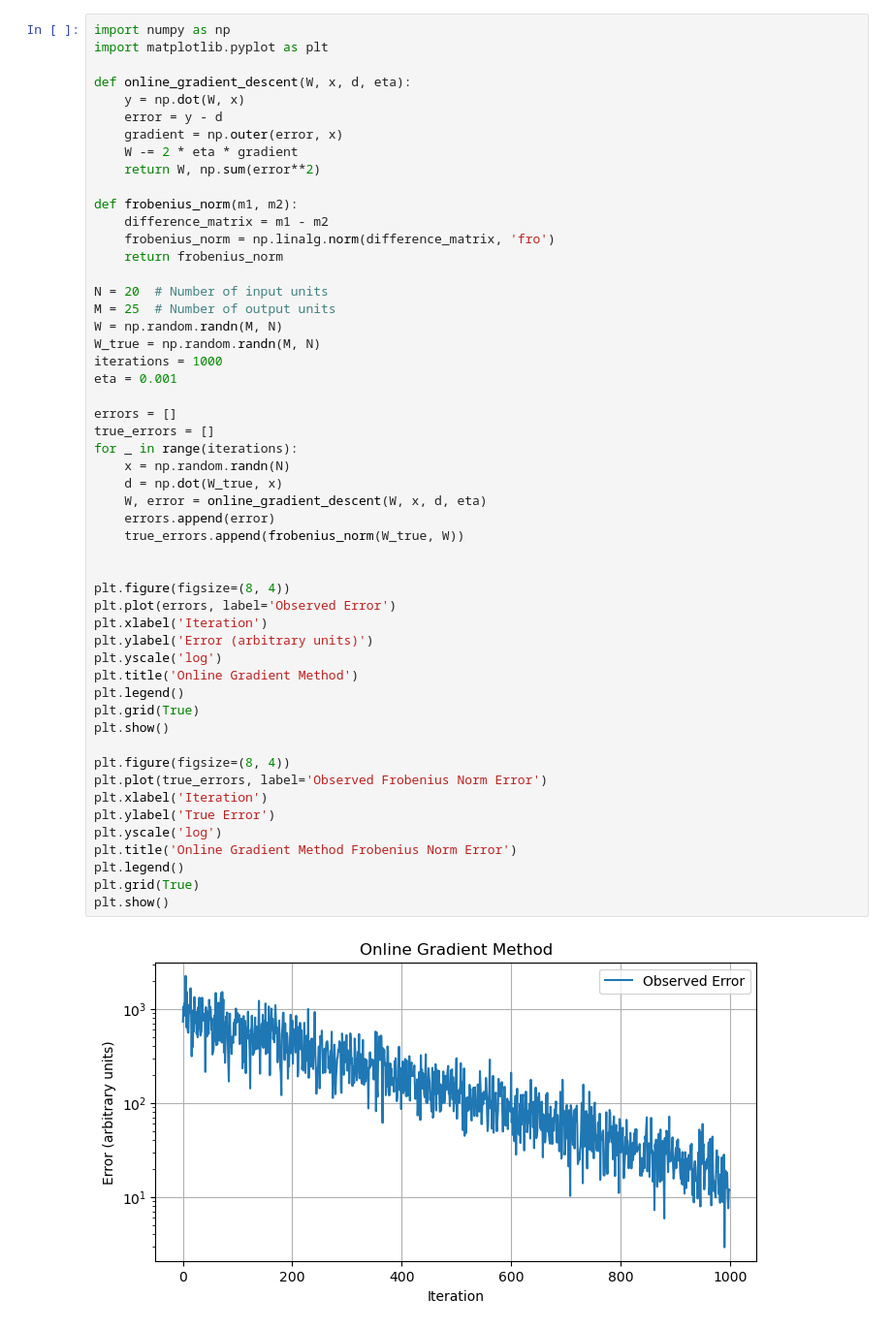
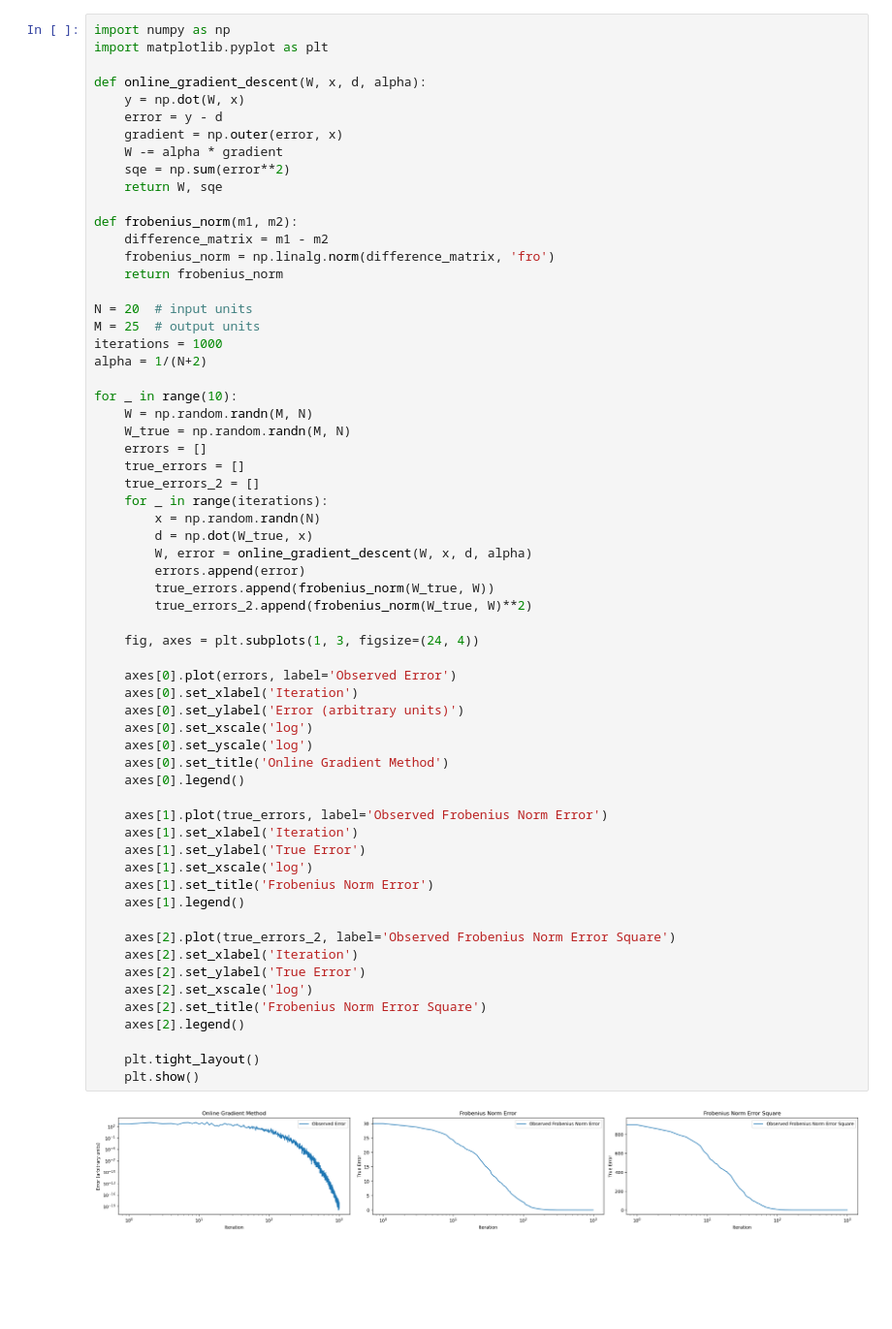
Before and after one commit to KevinBian107/S.O.O., a Jupyter notebook: online_gradient.ipynb, the cells around one changed output. Shown at 97% size. Saved outputs shown, nothing was run; the diff lists cells and outputs as text; blank space fills up the shorter version.

Commit message:
updated online gradient

```diff
--- a/online_gradient.ipynb
+++ b/online_gradient.ipynb
@@ -3,54 +3,64 @@
 # %%
 import numpy as np
 import matplotlib.pyplot as plt
 
-def online_gradient_descent(W, x, d, eta):
+def online_gradient_descent(W, x, d, alpha):
     y = np.dot(W, x)
     error = y - d
     gradient = np.outer(error, x)
-    W -= 2 * eta * gradient
-    return W, np.sum(error**2)
+    W -= alpha * gradient
+    sqe = np.sum(error**2)
+    return W, sqe
 
 def frobenius_norm(m1, m2):
     difference_matrix = m1 - m2
     frobenius_norm = np.linalg.norm(difference_matrix, 'fro')
     return frobenius_norm
 
-N = 20  # Number of input units
-M = 25  # Number of output units
-W = np.random.randn(M, N)
-W_true = np.random.randn(M, N)
+N = 20  # input units
+M = 25  # output units
 iterations = 1000
-eta = 0.001
+alpha = 1/(N+2)
 
-errors = []
-true_errors = []
-for _ in range(iterations):
-    x = np.random.randn(N)
-    d = np.dot(W_true, x)
-    W, error = online_gradient_descent(W, x, d, eta)
-    errors.append(error)
-    true_errors.append(frobenius_norm(W_true, W))
+for _ in range(10):
+    W = np.random.randn(M, N)
+    W_true = np.random.randn(M, N)
+    errors = []
+    true_errors = []
+    true_errors_2 = []
+    for _ in range(iterations):
+        x = np.random.randn(N)
+        d = np.dot(W_true, x)
+        W, error = online_gradient_descent(W, x, d, alpha)
+        errors.append(error)
+        true_errors.append(frobenius_norm(W_true, W))
+        true_errors_2.append(frobenius_norm(W_true, W)**2)
 
+    fig, axes = plt.subplots(1, 3, figsize=(24, 4))
 
-plt.figure(figsize=(8, 4))
-plt.plot(errors, label='Observed Error')
-plt.xlabel('Iteration')
-plt.ylabel('Error (arbitrary units)')
-plt.yscale('log')
-plt.title('Online Gradient Method')
-plt.legend()
-plt.grid(True)
-plt.show()
+    axes[0].plot(errors, label='Observed Error')
+    axes[0].set_xlabel('Iteration')
+    axes[0].set_ylabel('Error (arbitrary units)')
+    axes[0].set_xscale('log')
+    axes[0].set_yscale('log')
+    axes[0].set_title('Online Gradient Method')
+    axes[0].legend()
 
-plt.figure(figsize=(8, 4))
-plt.plot(true_errors, label='Observed Frobenius Norm Error')
-plt.xlabel('Iteration')
-plt.ylabel('True Error')
-plt.yscale('log')
-plt.title('Online Gradient Method Frobenius Norm Error')
-plt.legend()
-plt.grid(True)
-plt.show()
+    axes[1].plot(true_errors, label='Observed Frobenius Norm Error')
+    axes[1].set_xlabel('Iteration')
+    axes[1].set_ylabel('True Error')
+    axes[1].set_xscale('log')
+    axes[1].set_title('Frobenius Norm Error')
+    axes[1].legend()
+
+    axes[2].plot(true_errors_2, label='Observed Frobenius Norm Error Square')
+    axes[2].set_xlabel('Iteration')
+    axes[2].set_ylabel('True Error')
+    axes[2].set_xscale('log')
+    axes[2].set_title('Frobenius Norm Error Square')
+    axes[2].legend()
+
+    plt.tight_layout()
+    plt.show()
 # %% [output]
-[figure, old version]
+[figure, new version]
```
Also changed, not shown: parts of 3 cells of this notebook.
